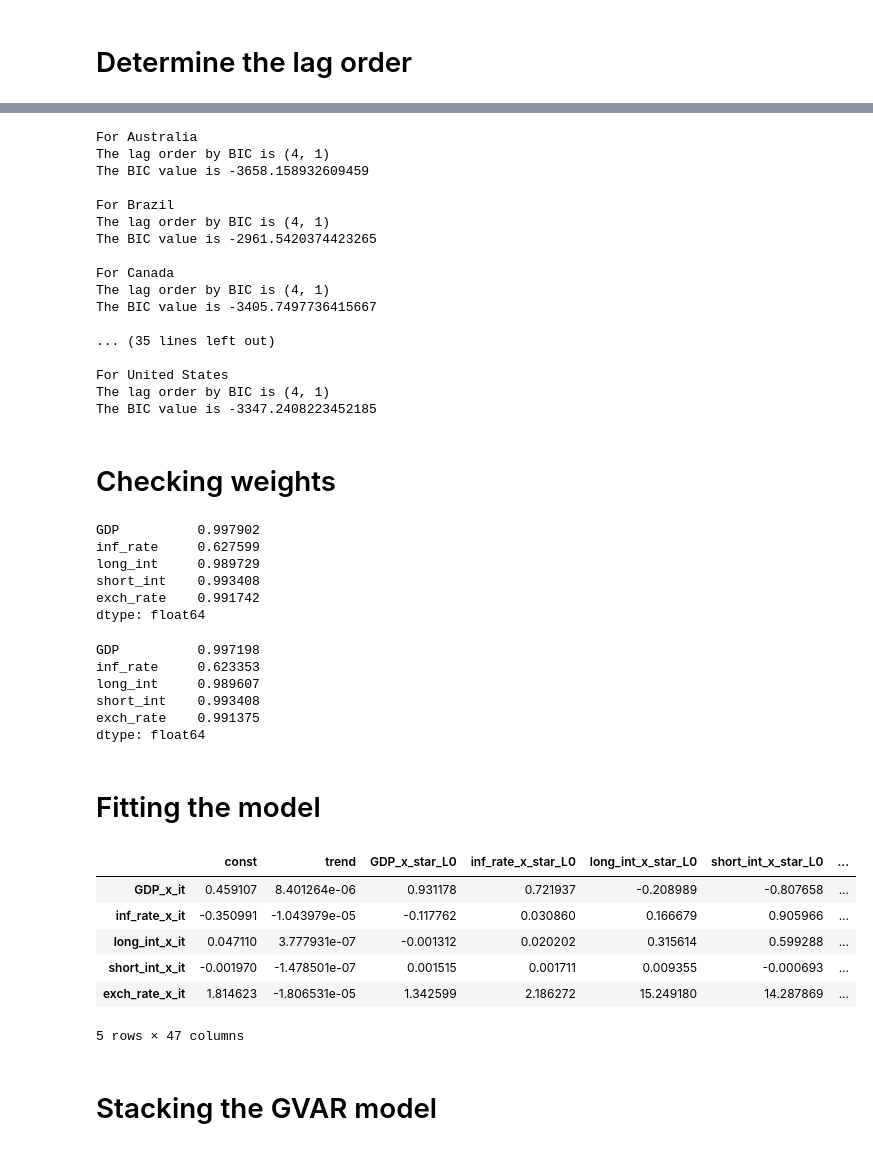
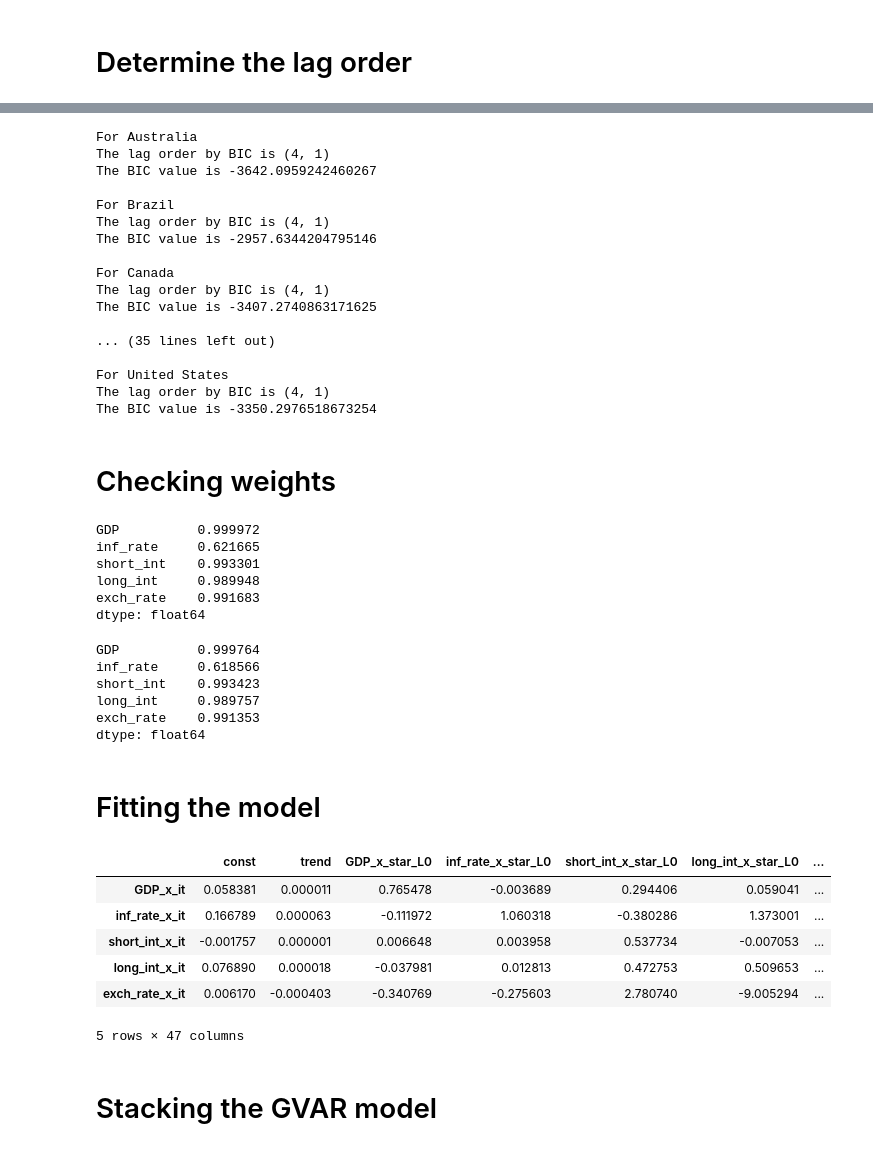
Before and after one commit to JochemvdBosch/GVAR_modeling, a Jupyter notebook: GVAR_code.ipynb, the cells around one changed output, grey strips where cells are left out. Cells and saved outputs as stored; diff of their text form; code cells hidden in the pictures.

```diff
--- a/GVAR_code.ipynb
+++ b/GVAR_code.ipynb
@@ -14,7 +16,7 @@ path = "/Users/joche/Documents/GitHub/GVAR_modeling/"
 # Data preperation
 # %%
 # Import all data for different variables
-variable_list_raw = ['GDP', 'CPI','long_int','short_int','exch_rate','CPI_lag']
+variable_list_raw = ['GDP', 'CPI','short_int','long_int','exch_rate','CPI_lag']
 df_variable_raw = pd.read_excel(path + "Variable_data.xlsx",index_col=0, sheet_name=variable_list_raw)
 
 # To prevent LinAlg errors:
@@ -24,7 +26,7 @@ df_variable_raw['exch_rate'].loc["United States"] += np.random.normal(0,0.01,df_
 df_variable = {}
 
 # Transformating the data
-df_variable['GDP'] = np.log(df_variable_raw['GDP'] / df_variable_raw['CPI'])
+df_variable['GDP'] = np.log(df_variable_raw['GDP'])
 df_variable['inf_rate'] = np.log(df_variable_raw['CPI']) - np.log(df_variable_raw['CPI_lag'])
 df_variable['long_int'] = 1/12 * np.log(1+ df_variable_raw['long_int'])
 df_variable['short_int'] = 1/12 * np.log(1+ df_variable_raw['short_int'])
@@ -52,8 +34,10 @@ df_variable['GDP']
 # %%
 # Define a list of all countries and variables (and a list of extended names for variables for plotting)
-country_list = df_variable['GDP'].index.values
-variable_list = np.array(['GDP', 'inf_rate','long_int','short_int','exch_rate'])
-ext_variable_list = ['Real gross domestic product','Inflation rate','Long-term interest rate','Short-term interest rate','Real exchange rate']
+# country_list = df_variable['GDP'].index.values
+variable_list = np.array(['GDP', 'inf_rate','short_int','long_int','exch_rate'])
+country_list = df_variable['inf_rate'].index.values
+# variable_list = np.array(['inf_rate','long_int'])
+ext_variable_list = ['Real gross domestic product','Inflation rate','Short-term interest rate','Long-term interest rate','Real exchange rate']
 
 # Define an empty dictionary
 df = {}
@@ -182,9 +173,9 @@ for i in range(len(variable_list)):
 # Test order of integration
 # %%
 # Define the DataFrames to fill the results in
-adf_test_lag0 = pd.DataFrame(index=variable_list)
-adf_test_lag1 = pd.DataFrame(index=variable_list)
-adf_test_lag2 = pd.DataFrame(index=variable_list)
+adf_test_diff0 = pd.DataFrame(index=variable_list)
+adf_test_diff1 = pd.DataFrame(index=variable_list)
+adf_test_diff2 = pd.DataFrame(index=variable_list)
 
 # Loop over every country and variable
 for country in country_list:
@@ -196,9 +187,9 @@ for country in country_list:
         second_dif = np.diff(first_dif)
 
         # Fill the DataFrames with the adf test statistics
-        adf_test_lag0.loc[variable,country] = round(sm.tsa.stattools.adfuller(non_dif, autolag= 'AIC')[0],4)
-        adf_test_lag1.loc[variable,country] = round(sm.tsa.stattools.adfuller(first_dif, autolag= 'AIC')[0],4)
-        adf_test_lag2.loc[variable,country] = round(sm.tsa.stattools.adfuller(second_dif, autolag= 'AIC')[0],4)
+        adf_test_diff0.loc[variable,country] = round(sm.tsa.stattools.adfuller(non_dif, autolag= 'AIC',regression='ct')[0],4)
+        adf_test_diff1.loc[variable,country] = round(sm.tsa.stattools.adfuller(first_dif, autolag= 'AIC',regression='ct')[0],4)
+        adf_test_diff2.loc[variable,country] = round(sm.tsa.stattools.adfuller(second_dif, autolag= 'AIC',regression='ct')[0],4)
 # %%
 # Show the results
 
@@ -218,12 +209,11 @@ adf_test_lag0
 def determine_lag(x_it,x_star,max_lag=8):
 
     # Define the current lowest BIC value
-    min_bic = 0
+    min_bic = 1000000
 
     # Loop over all possible combinations
     for lag_x_it in range(1,max_lag+1):
         for lag_x_star in range(1,max_lag+1):
-
             # Initialize a dataframe with the x_star values of lag 0
             df_country = pd.concat([x_star])
             df_country.columns += "_L0"
@@ -316,21 +306,21 @@ for country in country_list:
 # %% [output]
 For Australia
 The lag order by BIC is (4, 1)
-The BIC value is -3658.158932609459
+The BIC value is -3642.0959242460267
 
 For Brazil
 The lag order by BIC is (4, 1)
-The BIC value is -2961.5420374423265
+The BIC value is -2957.6344204795146
 
 For Canada
 The lag order by BIC is (4, 1)
-The BIC value is -3405.7497736415667
+The BIC value is -3407.2740863171625
 
 ... (35 lines left out)
 
 For United States
 The lag order by BIC is (4, 1)
-The BIC value is -3347.2408223452185
+The BIC value is -3350.2976518673254
 # %% [markdown]
 # Checking weights
 # %%
@@ -420,11 +410,11 @@ for country in country_list:
 # Mean of R^2's
 np.mean(df_Rsquared_fixed,axis=1)
 # %% [output]
-GDP          0.997902
-inf_rate     0.627599
-long_int     0.989729
-short_int    0.993408
-exch_rate    0.991742
+GDP          0.999972
+inf_rate     0.621665
+short_int    0.993301
+long_int     0.989948
+exch_rate    0.991683
 dtype: float64
 # %%
 # Full DataFrame of R^2's
@@ -433,11 +423,11 @@ dtype: float64
 # Mean of R^2's
 np.mean(df_Rsquared_vary,axis=1)
 # %% [output]
-GDP          0.997198
-inf_rate     0.623353
-long_int     0.989607
-short_int    0.993408
-exch_rate    0.991375
+GDP          0.999764
+inf_rate     0.618566
+short_int    0.993423
+long_int     0.989757
+exch_rate    0.991353
 dtype: float64
 # %% [markdown]
 # Fitting the model
@@ -474,14 +464,14 @@ for country in country_list:
     resid_dict[country] = results.resid
 # %%
 # Example of the VARX estimates of Australia
-df_estimates['Japan']
+df_estimates['United States']
 # %% [output]
-|  | const | trend | GDP_x_star_L0 | inf_rate_x_star_L0 | long_int_x_star_L0 | short_int_x_star_L0 | ... |
-| GDP_x_it | 0.459107 | 8.401264e-06 | 0.931178 | 0.721937 | -0.208989 | -0.807658 | ... |
-| inf_rate_x_it | -0.350991 | -1.043979e-05 | -0.117762 | 0.030860 | 0.166679 | 0.905966 | ... |
-| long_int_x_it | 0.047110 | 3.777931e-07 | -0.001312 | 0.020202 | 0.315614 | 0.599288 | ... |
-| short_int_x_it | -0.001970 | -1.478501e-07 | 0.001515 | 0.001711 | 0.009355 | -0.000693 | ... |
-| exch_rate_x_it | 1.814623 | -1.806531e-05 | 1.342599 | 2.186272 | 15.249180 | 14.287869 | ... |
+|  | const | trend | GDP_x_star_L0 | inf_rate_x_star_L0 | short_int_x_star_L0 | long_int_x_star_L0 | ... |
+| GDP_x_it | 0.058381 | 0.000011 | 0.765478 | -0.003689 | 0.294406 | 0.059041 | ... |
+| inf_rate_x_it | 0.166789 | 0.000063 | -0.111972 | 1.060318 | -0.380286 | 1.373001 | ... |
+| short_int_x_it | -0.001757 | 0.000001 | 0.006648 | 0.003958 | 0.537734 | -0.007053 | ... |
+| long_int_x_it | 0.076890 | 0.000018 | -0.037981 | 0.012813 | 0.472753 | 0.509653 | ... |
+| exch_rate_x_it | 0.006170 | -0.000403 | -0.340769 | -0.275603 | 2.780740 | -9.005294 | ... |
 5 rows × 47 columns
 # %% [markdown]
 # Stacking the GVAR model
```
Also changed, not shown: parts of 40 cells of this notebook, 3 other files.
